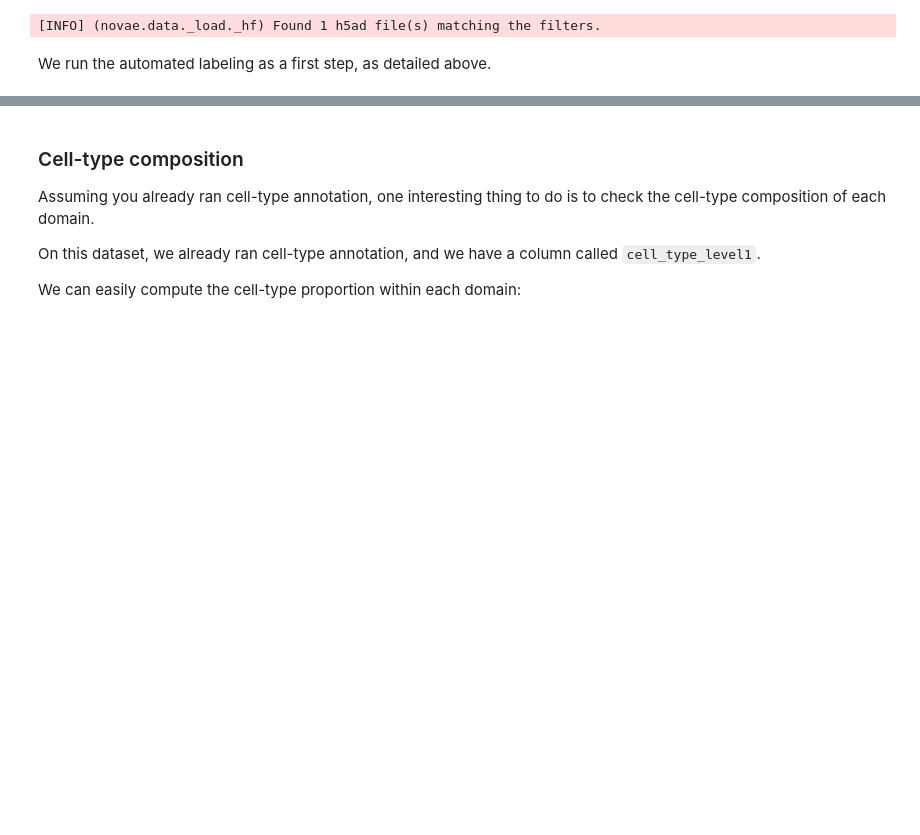
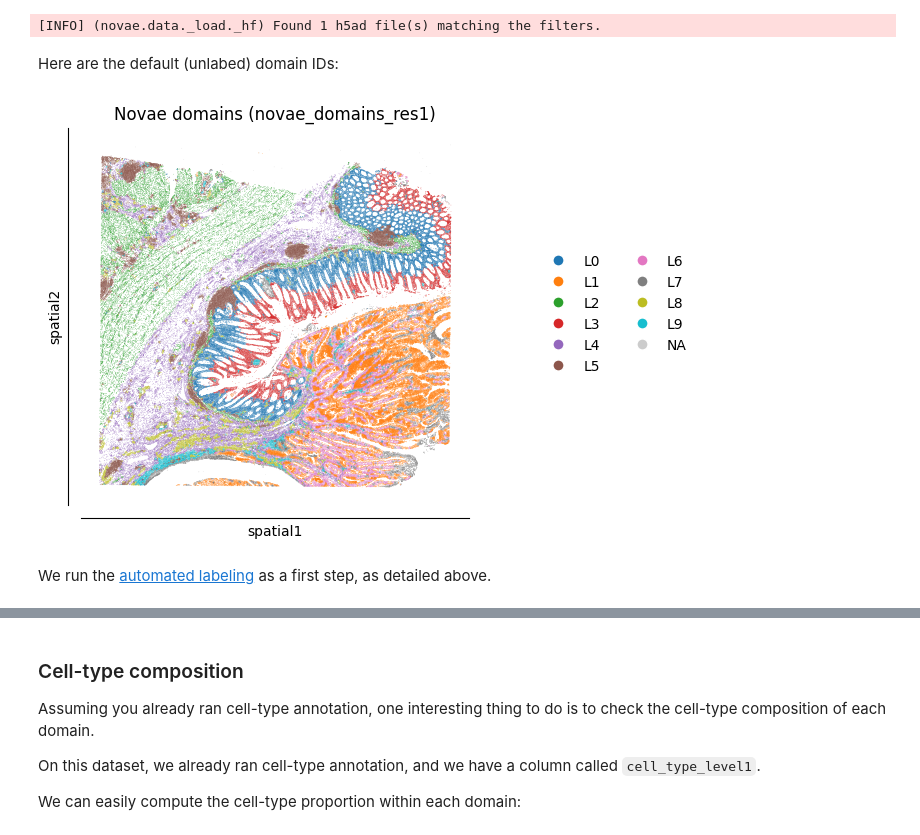
Before and after one commit to prism-oncology/novae, a Jupyter notebook: docs/tutorials/labeling.ipynb, the cells around one changed output, grey strips where cells are left out. Drawn from its saved outputs; the diff is of its cells as text; code cells hidden in the pictures; blank space fills up the shorter version.

```diff
--- a/docs/tutorials/labeling.ipynb
+++ b/docs/tutorials/labeling.ipynb
@@ -124,8 +124,14 @@ For the sake of the tutorial, we show it on another slide - as an extra example
 adata = novae.load_dataset("Xenium_V1_Human_Colon_Cancer_P5_CRC_Add_on_FFPE_outs", annotations=True)[0]
 # %% [output]
 [INFO] (novae.data._load._hf) Found 1 h5ad file(s) matching the filters.
+# %% [markdown]
+Here are the default (unlabed) domain IDs:
+# %%
+novae.plot.domains(adata, obs_key="novae_domains_res1")
+# %% [output]
+[figure, added]
 # %% [markdown]
-We run the automated labeling as a first step, as detailed above.
+We run the [automated labeling](../../api/label/#novae.label_domains) as a first step, as detailed above.
 # %%
 df_labels = novae.label_domains(
     adata,
```
Also changed, not shown: parts of 14 cells of this notebook, 2 other files.
